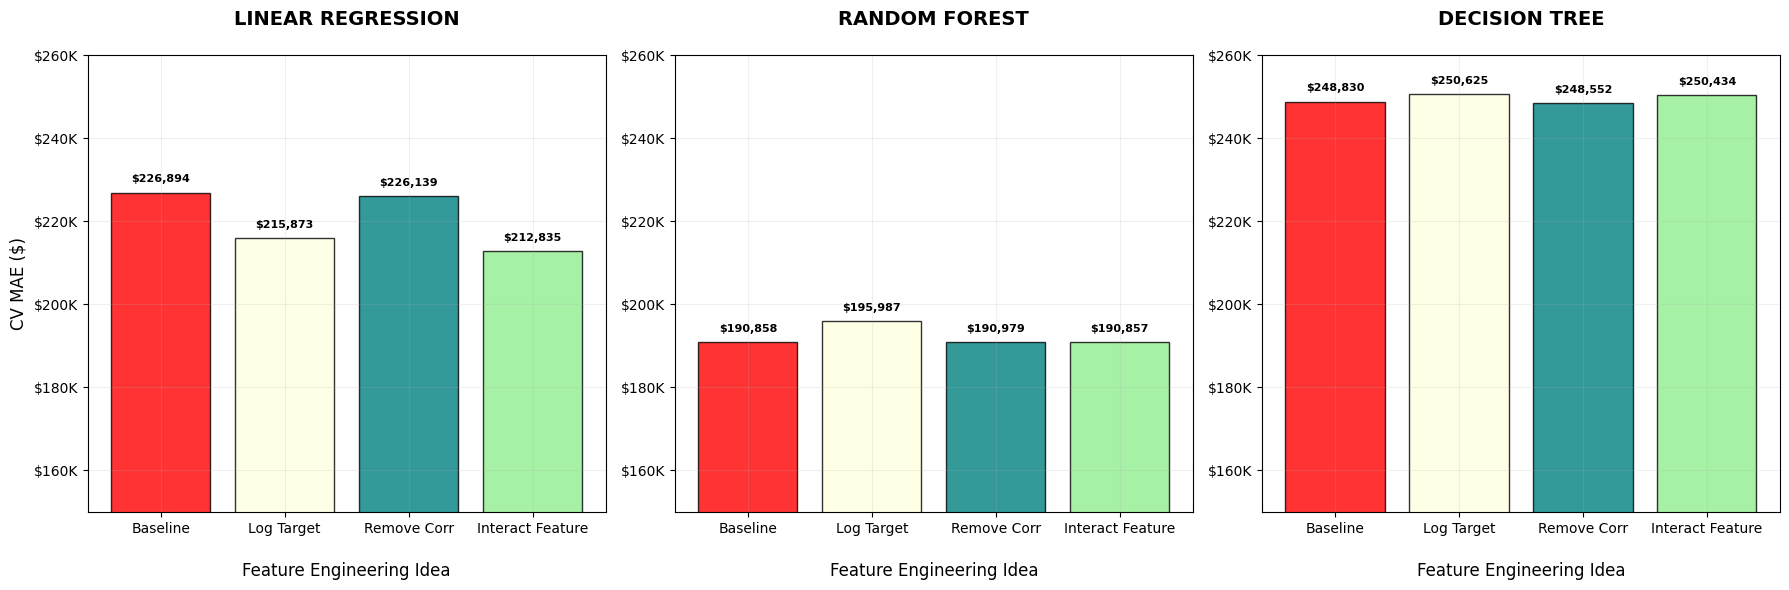
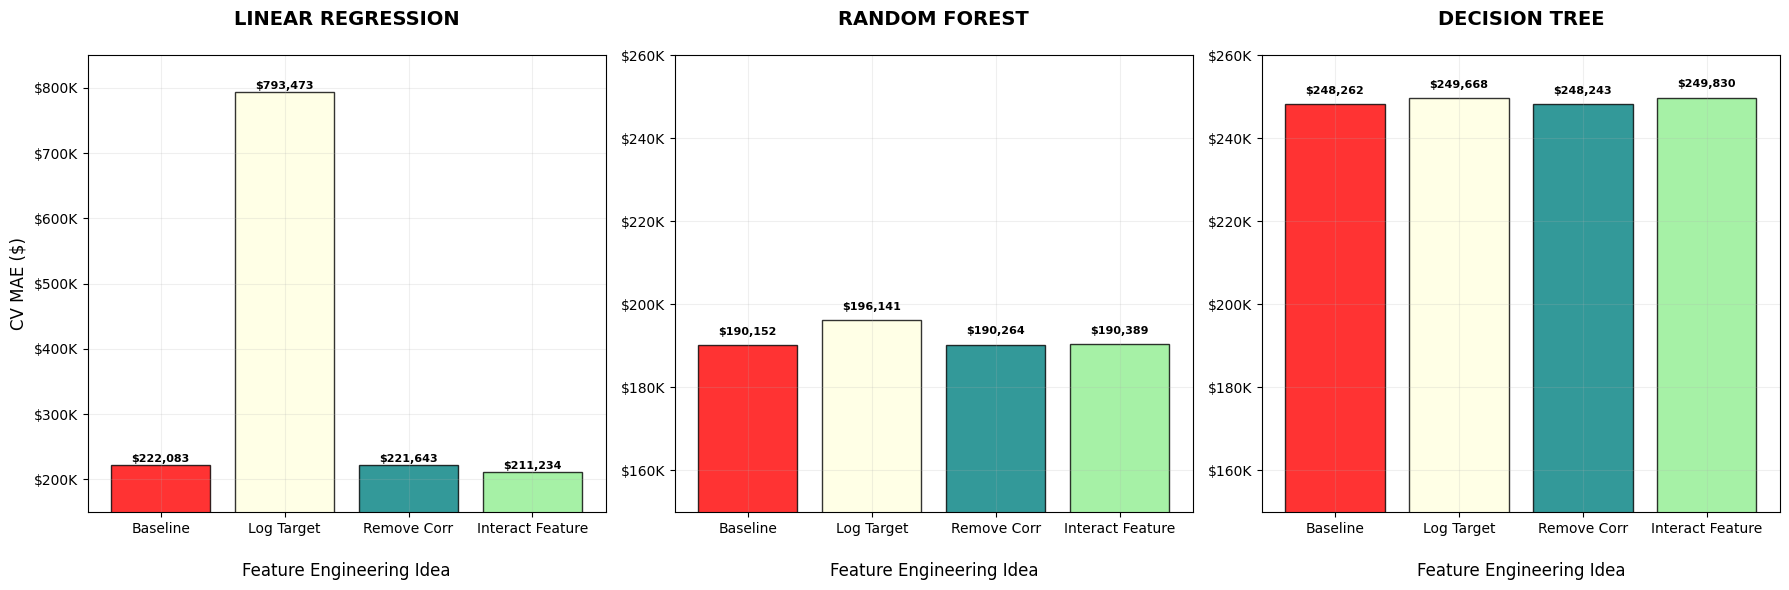
Code edit (unified diff) that turned the first committed figure into the second:
--- before
+++ after
@@ -14,22 +14,22 @@
 results_data = {
     'Baseline': {
-        'Linear Regression': {'cv_mae': 226893.71, 'std': 4004.51, 'train_mae': 213554.84},
-        'Random Forest': {'cv_mae': 190857.82, 'std': 3465.75, 'train_mae': 71283.59},
-        'Decision Tree': {'cv_mae': 248830.23, 'std': 4551.60, 'train_mae': 2601.31}
+        'Linear Regression': {'cv_mae': 222082.91, 'std': 3221.06, 'train_mae': 208812.92},
+        'Random Forest': {'cv_mae': 190151.83, 'std': 3345.72, 'train_mae': 70974.10},
+        'Decision Tree': {'cv_mae': 248261.79, 'std': 3922.31, 'train_mae': 2598.07}
     },
     'Log Target': {
-        'Linear Regression': {'cv_mae': 215872.96, 'std': 16056.82, 'train_mae': 202659.94},
-        'Random Forest': {'cv_mae': 195987.06, 'std': 3810.30, 'train_mae': 79221.44},
-        'Decision Tree': {'cv_mae': 250624.51, 'std': 5357.31, 'train_mae': 2630.23}
+        'Linear Regression': {'cv_mae': 793473.21, 'std': 2829359.08, 'train_mae': 200619.39},
+        'Random Forest': {'cv_mae': 196141.44, 'std': 3529.14, 'train_mae': 79055.44},
+        'Decision Tree': {'cv_mae': 249667.90, 'std': 3905.62, 'train_mae': 2620.01}
     },
     'Remove Correlated': {
-        'Linear Regression': {'cv_mae': 226138.59, 'std': 4178.54, 'train_mae': 212657.57},
-        'Random Forest': {'cv_mae': 190979.35, 'std': 3839.78, 'train_mae': 71205.43},
-        'Decision Tree': {'cv_mae': 248552.13, 'std': 5155.90, 'train_mae': 2601.31}
+        'Linear Regression': {'cv_mae': 221643.25, 'std': 3344.85, 'train_mae': 208337.26},
+        'Random Forest': {'cv_mae': 190263.80, 'std': 3334.58, 'train_mae': 71085.27},
+        'Decision Tree': {'cv_mae': 248242.60, 'std': 5020.17, 'train_mae': 2598.07}
     },
     'Interaction Features': {
-        'Linear Regression': {'cv_mae': 212834.71, 'std': 4100.16, 'train_mae': 199589.03},
-        'Random Forest': {'cv_mae': 190857.24, 'std': 3414.63, 'train_mae': 71329.90},
-        'Decision Tree': {'cv_mae': 250433.73, 'std': 5068.69, 'train_mae': 2601.31}
+        'Linear Regression': {'cv_mae': 211234.09, 'std': 3384.59, 'train_mae': 198170.82},
+        'Random Forest': {'cv_mae': 190389.23, 'std': 3222.59, 'train_mae': 71047.36},
+        'Decision Tree': {'cv_mae': 249829.90, 'std': 4870.58, 'train_mae': 2598.07}
     }
 }
@@ -118,5 +118,11 @@
     
     ax.set_title(title + '\n', fontsize=14, fontweight='bold')
-    ax.set_ylim(150000, 260000)  # Adjust based on your data
+
+    # Different y-axis limits for each model
+    if idx == 0:  # Linear Regression
+        ax.set_ylim(150000, 850000)
+    else:  # Random Forest and Decision Tree
+        ax.set_ylim(150000, 260000)
+
     ax.grid(True, alpha=0.2)
     

Commit: LatestData